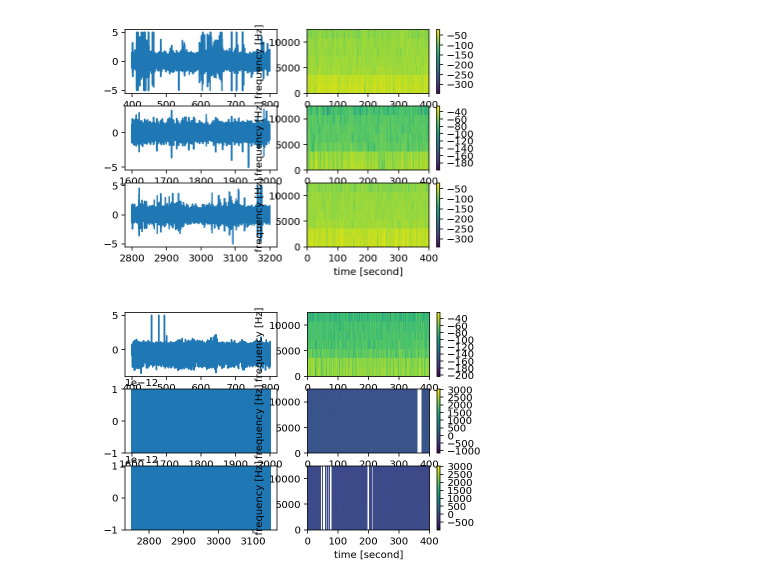
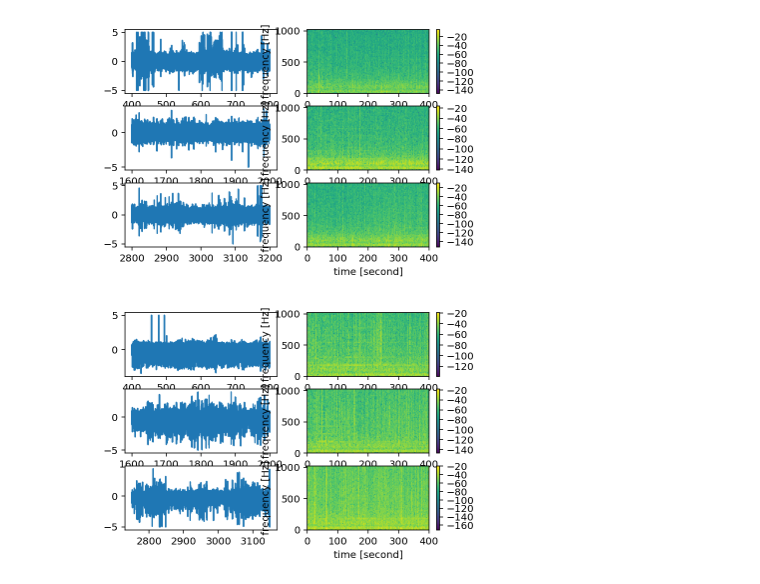
Before and after one commit to kitada4010/sbc, a Jupyter notebook: python/Untitled1.ipynb, the cells around one changed output. Cells and saved outputs as stored; diff of their text form; code cells hidden in the pictures.

```diff
--- a/python/Untitled1.ipynb
+++ b/python/Untitled1.ipynb
@@ -140,9 +140,9 @@ import pickle
 import numpy as np
 import wave
 from pylab import *
+with open('/home/hera/nodoka/home2/nodoka/spike-data/25kHz-data/B36 Rd.pickle', mode='rb') as fp:
 #with open('/home/hera/nodoka/home2/nodoka/spike-data/25kHz-data/B36 Rd.pickle', mode='rb') as fp:
-#with open('/home/hera/nodoka/home2/nodoka/spike-data/25kHz-data/B36 Rd.pickle', mode='rb') as fp:
-with open('/Volumes/NO NAME/25kHz-data/B36 Rd.pickle',mode='rb') as fp:
+#with open('/Volumes/NO NAME/25kHz-data/B36 Rd.pickle',mode='rb') as fp:
     df = pickle.load(fp)
 
 ####base---------------------------------------------------------------------------------------------
@@ -169,7 +169,7 @@ specdatab = np.array(df[start:end])
 specdataa = specdatab.flatten()
 fp.close
 #print(specdataa)
-N = 2^(14)
+N = 2048
 hammingWindow = np.hamming(N)
 samplingrate = 25000
 length = (end - start)/samplingrate
@@ -182,7 +182,7 @@ plt.subplot(3, 2, 2)
 pxx, freqs, bins, im = plt.specgram(specdataa, NFFT=N, Fs=samplingrate, noverlap=0, window=hammingWindow)
 axis([0, length, 0, samplingrate / 2])
 xlabel("time [second]")
-#plt.ylim(0,4096)
+plt.ylim(0,N/2)
 ylabel("frequency [Hz]")
 plt.colorbar()
 
@@ -211,7 +211,7 @@ specdatab = np.array(df[start:end])
 specdataa = specdatab.flatten()
 fp.close
 #print(specdataa)
-N = 2^(14)
+N = 2048
 hammingWindow = np.hamming(N)
 samplingrate = 25000
 length = (end - start)/samplingrate
@@ -224,7 +224,7 @@ plt.subplot(3, 2, 4)
 pxx, freqs, bins, im = plt.specgram(specdataa, NFFT=N, Fs=samplingrate, noverlap=0, window=hammingWindow)
 axis([0, length, 0, samplingrate / 2])
 xlabel("time [second]")
-#plt.ylim(0,4096)
+plt.ylim(0,N/2)
 ylabel("frequency [Hz]")
 plt.colorbar()
 
@@ -254,7 +254,7 @@ specdatab = np.array(df[start:end])
 specdataa = specdatab.flatten()
 fp.close
 #print(specdataa)
-N = 2^(14)
+N = 2048
 hammingWindow = np.hamming(N)
 samplingrate = 25000
 length = (end - start)/samplingrate
@@ -267,7 +267,7 @@ plt.subplot(3, 2, 6)
 pxx, freqs, bins, im = plt.specgram(specdataa, NFFT=N, Fs=samplingrate, noverlap=0, window=hammingWindow)
 axis([0, length, 0, samplingrate / 2])
 xlabel("time [second]")
-#plt.ylim(0,4096)
+plt.ylim(0,N/2)
 ylabel("frequency [Hz]")
 plt.colorbar()
 
@@ -275,7 +275,7 @@ show()
 
 del df, specdataa, specdatab, pxx, freqs, bins, im
 # %% [output]
-[figure, old version]
+[figure, new version]
 # %%
 import pickle
 import numpy as np
@@ -283,9 +283,9 @@ import wave
 #import matplotlib as mpl
 #mpl.rcParams['agg.path.chunksize'] = 100000
 from pylab import *
+with open('/home/hera/nodoka/home2/nodoka/spike-data/25kHz-data/B39 Rd.pickle', mode='rb') as fp:
 #with open('/home/hera/nodoka/home2/nodoka/spike-data/25kHz-data/B39 Rd.pickle', mode='rb') as fp:
-#with open('/home/hera/nodoka/home2/nodoka/spike-data/25kHz-data/B39 Rd.pickle', mode='rb') as fp:
-with open('/Volumes/NO NAME/25kHz-data/B39 Rd.pickle',mode='rb') as fp:
+#with open('/Volumes/NO NAME/25kHz-data/B39 Rd.pickle',mode='rb') as fp:
     df = pickle.load(fp)
 
 ####base---------------------------------------------------------------------------------------------
@@ -312,7 +312,7 @@ specdatab = np.array(df[start:end])
 specdataa = specdatab.flatten()
 fp.close
 #print(specdataa)
-N = 2^(14)
+N = 2048
 hammingWindow = np.hamming(N)
 samplingrate = 25000
 length = (end - start)/samplingrate
@@ -325,7 +325,7 @@ plt.subplot(3, 2, 2)
 pxx, freqs, bins, im = plt.specgram(specdataa, NFFT=N, Fs=samplingrate, noverlap=0, window=hammingWindow)
 axis([0, length, 0, samplingrate / 2])
 xlabel("time [second]")
-#plt.ylim(0,4096)
+plt.ylim(0,N/2)
 ylabel("frequency [Hz]")
 plt.colorbar()
 
@@ -354,7 +354,7 @@ specdatab = np.array(df[start:end])
 specdataa = specdatab.flatten()
 fp.close
 #print(specdataa)
-N = 2^(14)
+N = 2048
 hammingWindow = np.hamming(N)
 samplingrate = 25000
 length = (end - start)/samplingrate
@@ -367,7 +367,7 @@ plt.subplot(3, 2, 4)
 pxx, freqs, bins, im = plt.specgram(specdataa, NFFT=N, Fs=samplingrate, noverlap=0, window=hammingWindow)
 axis([0, length, 0, samplingrate / 2])
 xlabel("time [second]")
-#plt.ylim(0,4096)
+plt.ylim(0,N/2)
 ylabel("frequency [Hz]")
 plt.colorbar()
 
@@ -389,33 +389,33 @@ for i in range(len(df[start:end])):
 plt.subplot(3, 2, 5)
 plt.plot(datatime,df[start:end])
 del datatime
 
 #data = df.dataframe([0], dtype='float')
 #data = (pd.Series(df[start:end], dtype=np.float64))
 #data = df.as_matrix(0,)#[start:end]
 specdatab = np.array(df[start:end])
 specdataa = specdatab.flatten()
 fp.close
 #print(specdataa)
-N = 2^(14)
+N = 2048
 hammingWindow = np.hamming(N)
 samplingrate = 25000
 length = (end - start)/samplingrate
 
 # FFTで用いるハミング窓
 hammingWindow = np.hamming(N)
 
 # スペクトログラムを描画
 plt.subplot(3, 2, 6)
 pxx, freqs, bins, im = plt.specgram(specdataa, NFFT=N, Fs=samplingrate, noverlap=0, window=hammingWindow)
 axis([0, length, 0, samplingrate / 2])
 xlabel("time [second]")
-#plt.ylim(0,4096)
+plt.ylim(0,N/2)
 ylabel("frequency [Hz]")
 plt.colorbar()
 
 show()
 
 del df, specdataa, specdatab, pxx, freqs, bins, im
 # %% [output]
-[figure, old version]
+[figure, new version]
```
Also changed, not shown: parts of 2 cells of this notebook.
